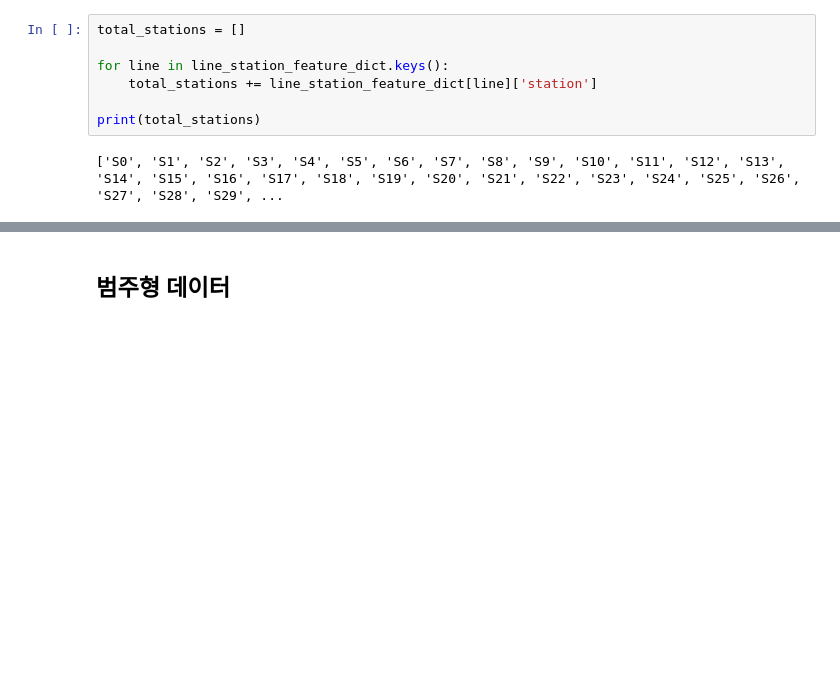
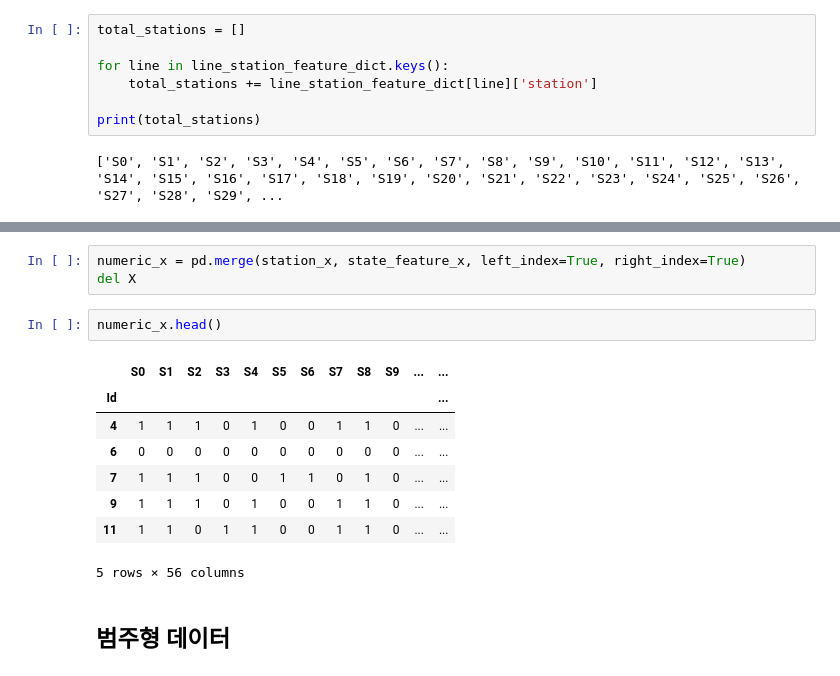
Before and after one commit to seonydg/ml-classification-Bosch-Production-Line-Performance, a Jupyter notebook: Bosch Production Line Performance.ipynb, the cells around one changed output, grey strips where cells are left out. Drawn from its saved outputs; the diff is of its cells as text; blank space fills up the shorter version.

Commit message:
feat : numeric data preprocessing-3

```diff
--- a/Bosch Production Line Performance.ipynb
+++ b/Bosch Production Line Performance.ipynb
@@ -247,3 +302,17 @@ station_x
+# %%
+numeric_x = pd.merge(station_x, state_feature_x, left_index=True, right_index=True)
+del X
+# %%
+numeric_x.head()
+# %% [output]
+|  | S0 | S1 | S2 | S3 | S4 | S5 | S6 | S7 | S8 | S9 | ... | ... |
+| Id |  |  |  |  |  |  |  |  |  |  |  | ... |
+| 4 | 1 | 1 | 1 | 0 | 1 | 0 | 0 | 1 | 1 | 0 | ... | ... |
+| 6 | 0 | 0 | 0 | 0 | 0 | 0 | 0 | 0 | 0 | 0 | ... | ... |
+| 7 | 1 | 1 | 1 | 0 | 0 | 1 | 1 | 0 | 1 | 0 | ... | ... |
+| 9 | 1 | 1 | 1 | 0 | 1 | 0 | 0 | 1 | 1 | 0 | ... | ... |
+| 11 | 1 | 1 | 0 | 1 | 1 | 0 | 0 | 1 | 1 | 0 | ... | ... |
+5 rows × 56 columns
 # %% [markdown]
 ## 범주형 데이터
 # %%
```
Also changed, not shown: parts of 10 cells of this notebook.
